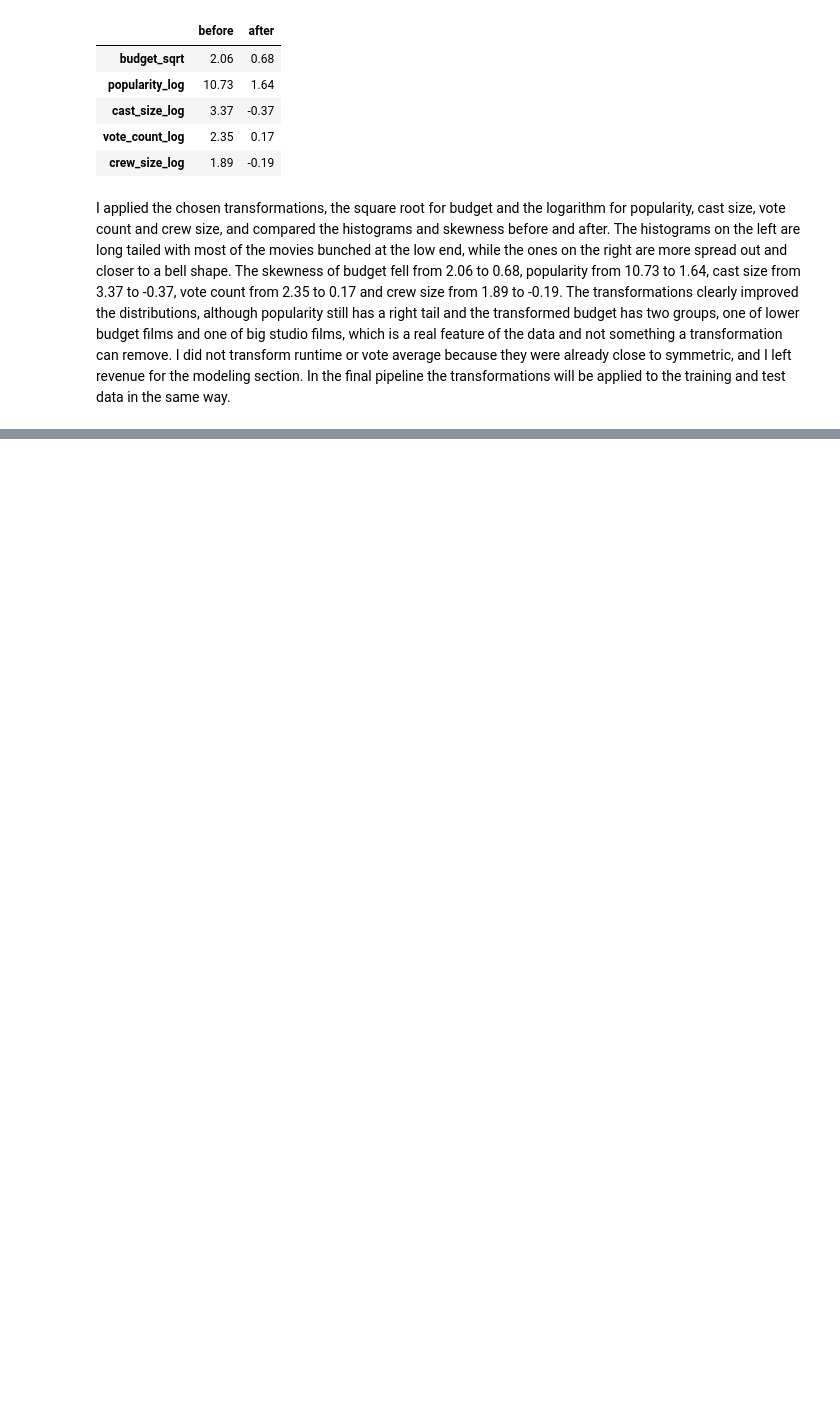
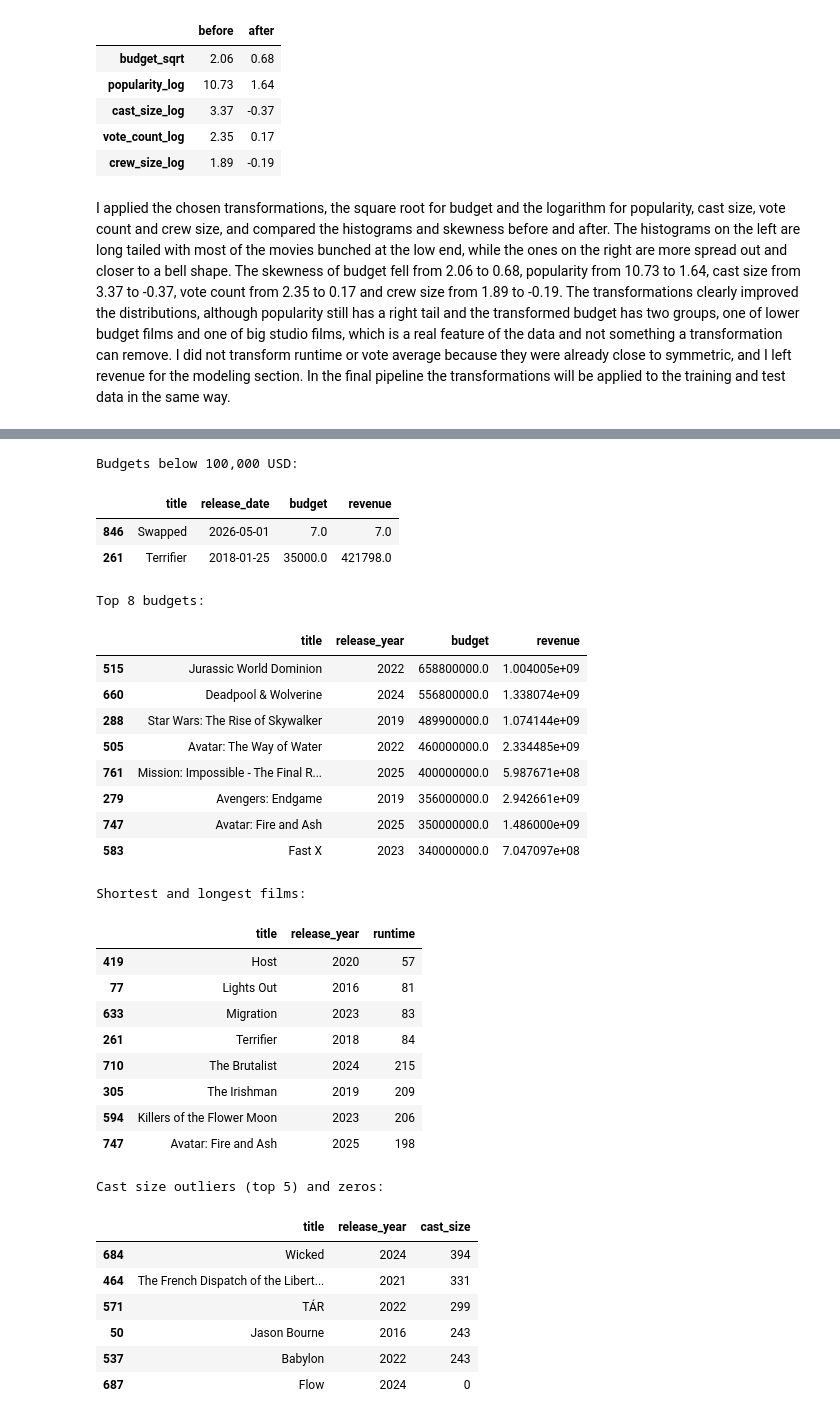
Before and after one commit to eishaiqbal767-cmyk/AI-TMBD-MOVIES-PROJECT, a Jupyter notebook: Notebooks/TMBD_Project.ipynb, the cells around one changed output, grey strips where cells are left out. Drawn from its saved outputs; the diff is of its cells as text; code cells hidden in the pictures; blank space fills up the shorter version.

```diff
--- a/Notebooks/TMBD_Project.ipynb
+++ b/Notebooks/TMBD_Project.ipynb
@@ -1063,0 +1104,45 @@ I applied the chosen transformations, the square root for budget and the logarit
+# %%
+print('Budgets below 100,000 USD:')
+display(eda[eda['budget'] < 100000][['title', 'release_date', 'budget', 'revenue']].sort_values('budget'))
+
+print('Top 8 budgets:')
+display(eda.nlargest(8, 'budget')[['title', 'release_year', 'budget', 'revenue']])
+
+print('Shortest and longest films:')
+display(pd.concat([eda.nsmallest(4, 'runtime'), eda.nlargest(4, 'runtime')])[['title', 'release_year', 'runtime']])
+
+print('Cast size outliers (top 5) and zeros:')
+display(pd.concat([eda.nlargest(5, 'cast_size'), eda[eda['cast_size'] == 0]])[['title', 'release_year', 'cast_size']])
+# %% [output]
+Budgets below 100,000 USD:
+|  | title | release_date | budget | revenue |
+| 846 | Swapped | 2026-05-01 | 7.0 | 7.0 |
+| 261 | Terrifier | 2018-01-25 | 35000.0 | 421798.0 |
+Top 8 budgets:
+|  | title | release_year | budget | revenue |
+| 515 | Jurassic World Dominion | 2022 | 658800000.0 | 1.004005e+09 |
+| 660 | Deadpool & Wolverine | 2024 | 556800000.0 | 1.338074e+09 |
+| 288 | Star Wars: The Rise of Skywalker | 2019 | 489900000.0 | 1.074144e+09 |
+| 505 | Avatar: The Way of Water | 2022 | 460000000.0 | 2.334485e+09 |
+| 761 | Mission: Impossible - The Final R... | 2025 | 400000000.0 | 5.987671e+08 |
+| 279 | Avengers: Endgame | 2019 | 356000000.0 | 2.942661e+09 |
+| 747 | Avatar: Fire and Ash | 2025 | 350000000.0 | 1.486000e+09 |
+| 583 | Fast X | 2023 | 340000000.0 | 7.047097e+08 |
+Shortest and longest films:
+|  | title | release_year | runtime |
+| 419 | Host | 2020 | 57 |
+| 77 | Lights Out | 2016 | 81 |
+| 633 | Migration | 2023 | 83 |
+| 261 | Terrifier | 2018 | 84 |
+| 710 | The Brutalist | 2024 | 215 |
+| 305 | The Irishman | 2019 | 209 |
+| 594 | Killers of the Flower Moon | 2023 | 206 |
+| 747 | Avatar: Fire and Ash | 2025 | 198 |
+Cast size outliers (top 5) and zeros:
+|  | title | release_year | cast_size |
+| 684 | Wicked | 2024 | 394 |
+| 464 | The French Dispatch of the Libert... | 2021 | 331 |
+| 571 | TÁR | 2022 | 299 |
+| 50 | Jason Bourne | 2016 | 243 |
+| 537 | Babylon | 2022 | 243 |
+| 687 | Flow | 2024 | 0 |
```
Also changed, not shown: parts of 11 cells of this notebook.
